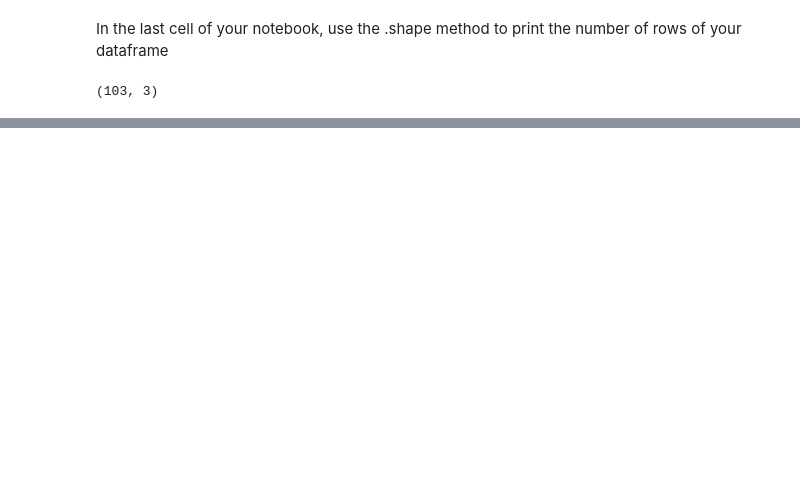
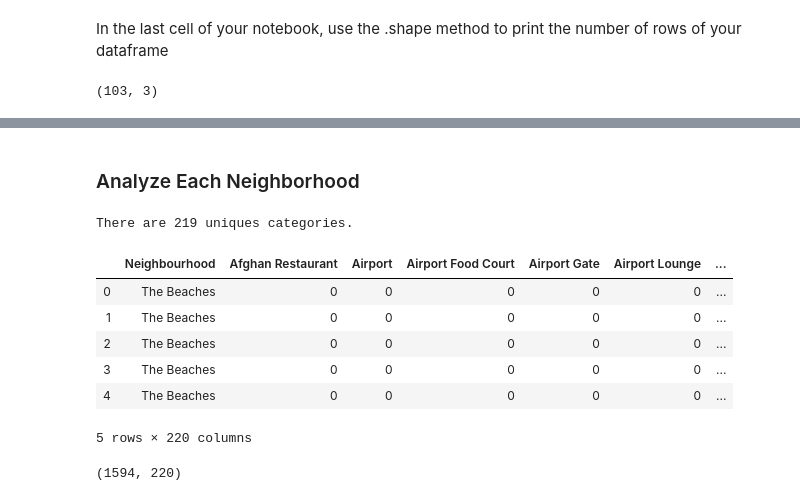
Before and after one commit to MargRoj/Capstone, a Jupyter notebook: Week 3 - Applied data Science Capstone (City Data).ipynb, the cells around one changed output, grey strips where cells are left out. Saved outputs shown, nothing was run; the diff lists cells and outputs as text; code cells hidden in the pictures; blank space fills up the shorter version.

Commit message:
final version

```diff
--- a/Week 3 - Applied data Science Capstone (City Data).ipynb
+++ b/Week 3 - Applied data Science Capstone (City Data).ipynb
@@ -96,0 +180,3 @@ df1.shape
+# %%
+filters = (result.Borough == "East Toronto") | (result.Borough == "West Toronto") | (result.Borough == "Downtown Toronto")
+to_data = result.loc[filters].reset_index(drop=True)
@@ -96,0 +202,18 @@ df1.shape
+# %%
+# create map of Toronto using latitude and longitude values
+map_to = folium.Map(location=[latitude, longitude], zoom_start=11)
+
+# add markers to map
+for lat, lng, label in zip(to_data['Latitude'], to_data['Longitude'], to_data['Neighbourhood']):
+    label = folium.Popup(label, parse_html=True)
+    folium.CircleMarker(
+        [lat, lng],
+        radius=5,
+        popup=label,
+        color='blue',
+        fill=True,
+        fill_color='#3186cc',
+        fill_opacity=0.7,
+        parse_html=False).add_to(map_to)
+
+map_to
@@ -96,0 +222,4 @@ df1.shape
+# %%
+CLIENT_ID = 'D1D3SAPTCL4HIOAPSCO00Q5H5NSBDKHCV2CARVUDIETSL1CX' # your Foursquare ID
+CLIENT_SECRET = 'W0A5KO41JBLHXMVJGAIDCJWJ5DBJIE5D1BKFXGREN2LHZXNM' # your Foursquare Secret
+VERSION = '20180605' # Foursquare API version
@@ -96,0 +309,30 @@ df1.shape
+# %% [markdown]
+### Analyze Each Neighborhood
+# %%
+print('There are {} uniques categories.'.format(len(to_venues['Venue Category'].unique())))
+# %% [output]
+There are 219 uniques categories.
+# %%
+# one hot encoding
+to_onehot = pd.get_dummies(to_venues[['Venue Category']], prefix="", prefix_sep="")
+
+# add neighbourhood column back to dataframe
+to_onehot['Neighbourhood'] = to_venues['Neighbourhood']
+
+# move neighbourhood column to the first column
+fixed_columns = [to_onehot.columns[-1]] + list(to_onehot.columns[:-1])
+to_onehot = to_onehot[fixed_columns]
+
+to_onehot.head()
+# %% [output]
+|  | Neighbourhood | Afghan Restaurant | Airport | Airport Food Court | Airport Gate | Airport Lounge | ... |
+| 0 | The Beaches | 0 | 0 | 0 | 0 | 0 | ... |
+| 1 | The Beaches | 0 | 0 | 0 | 0 | 0 | ... |
+| 2 | The Beaches | 0 | 0 | 0 | 0 | 0 | ... |
+| 3 | The Beaches | 0 | 0 | 0 | 0 | 0 | ... |
+| 4 | The Beaches | 0 | 0 | 0 | 0 | 0 | ... |
+5 rows × 220 columns
+# %%
+to_onehot.shape
+# %% [output]
+(1594, 220)
```
Also changed, not shown: parts of 43 cells of this notebook.
